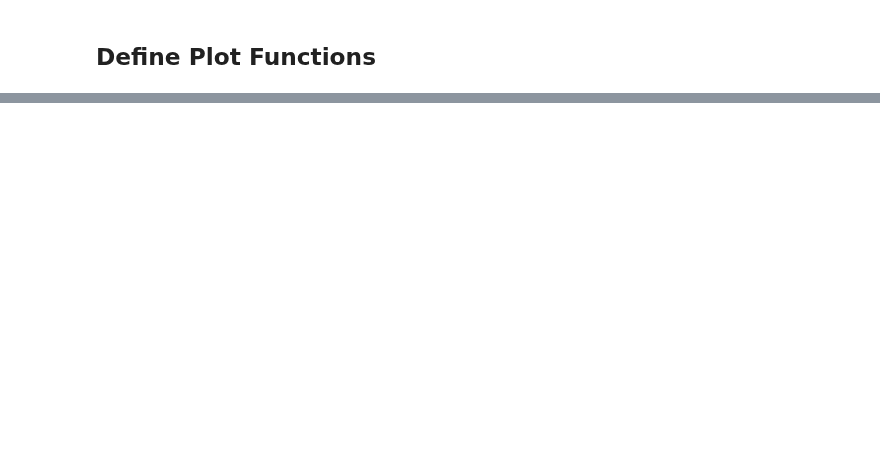
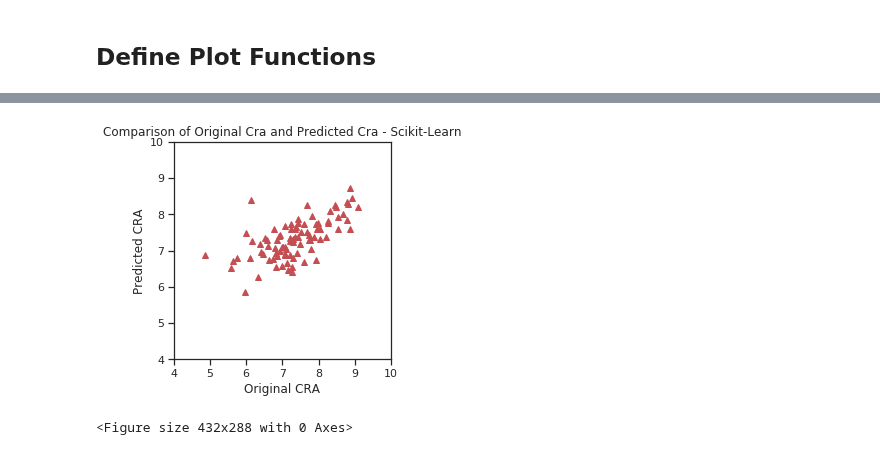
Before and after one commit to guilhermemg/ml-mestrado, a Jupyter notebook: notebooks/assignment-2.ipynb, the cells around one changed output, grey strips where cells are left out. Cells and saved outputs as stored; diff of their text form; code cells hidden in the pictures; blank space fills up the shorter version.

```diff
--- a/notebooks/assignment-2.ipynb
+++ b/notebooks/assignment-2.ipynb
@@ -223,3 +242,28 @@ def plot_predicted_values_vs_orig_values(hist):
+# %%
+def plot_predicted_values_from_scikit_lib():
+    X = grades_df.iloc[:, 0:5]
+    Y = grades_df.cra[:,np.newaxis]
+    regr = linear_model.LinearRegression()
+    regr.fit(X, Y)
+    Y_pred = regr.predict(X)
+
+    plt.plot(Y, Y_pred , 'r^')
+    plt.title('Comparison of Original Cra and Predicted Cra - Scikit-Learn')
+
+    plt.xlabel("Original CRA")
+    plt.ylabel("Predicted CRA")
+
+    plt.xlim(4, 10)
+    plt.ylim(4, 10)
+    plt.gca().set_aspect('equal', adjustable='box')
+
+    plt.figure()
+    plt.show()
+
+plot_predicted_values_from_scikit_lib()
+# %% [output]
+[figure, added]
+<Figure size 432x288 with 0 Axes>
 # %%
 def plot_model_error_on_training(hist):
     plt.plot(hist['iter'], hist['error'] , 'r', label='Model Error')
```
Also changed, not shown: parts of 9 cells of this notebook, 1 other file.
